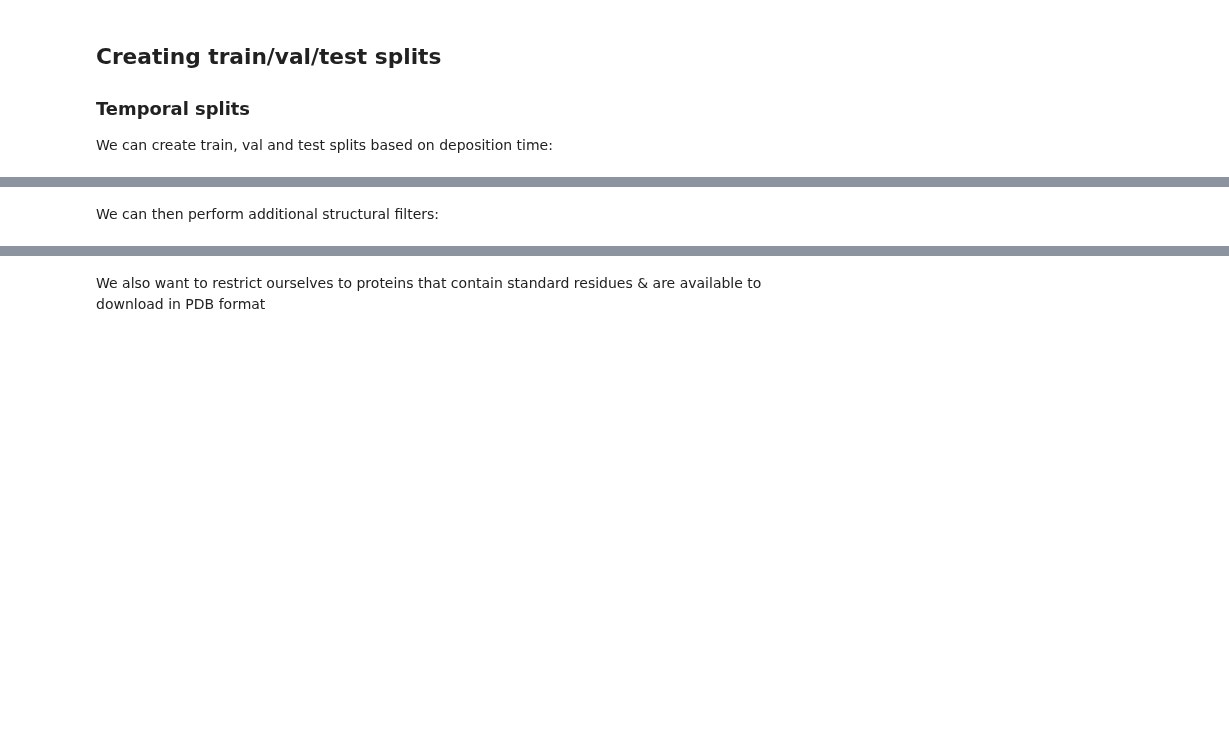
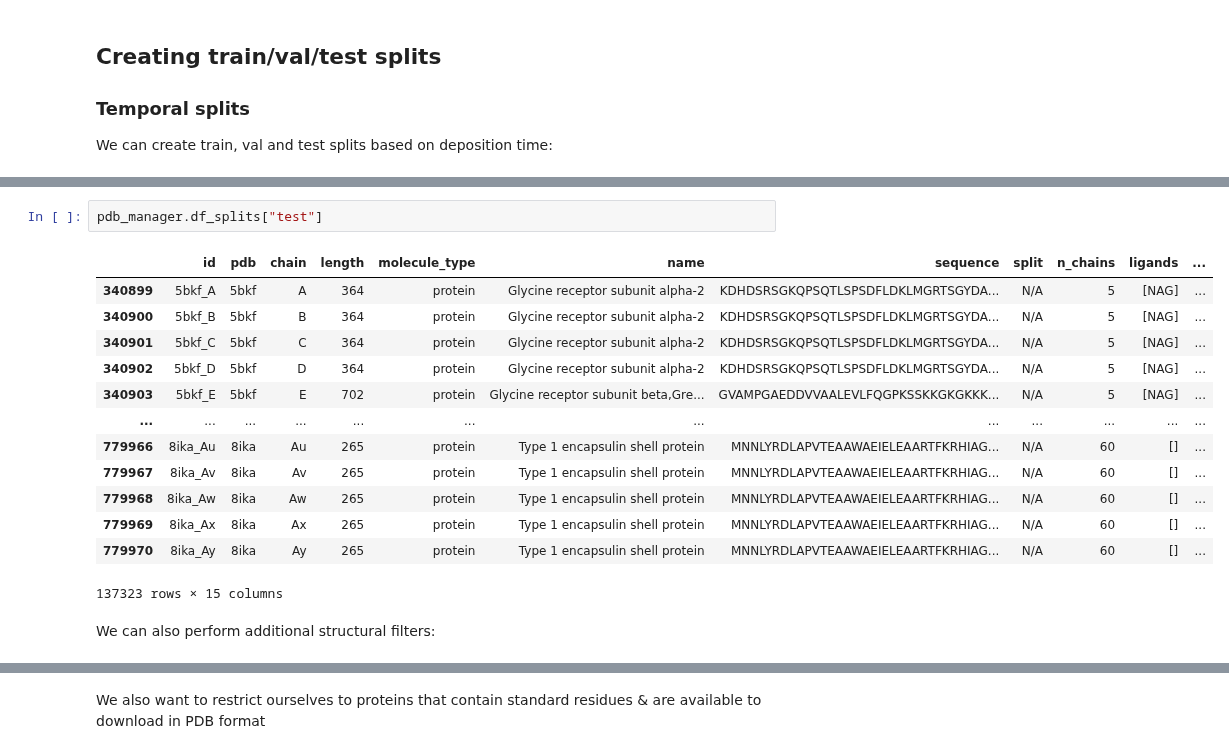
Before and after one commit to a-r-j/graphein, a Jupyter notebook: notebooks/creating_datasets_from_the_pdb.ipynb, the cells around one changed output, grey strips where cells are left out. Drawn from its saved outputs; the diff is of its cells as text; blank space fills up the shorter version.

```diff
--- a/notebooks/creating_datasets_from_the_pdb.ipynb
+++ b/notebooks/creating_datasets_from_the_pdb.ipynb
@@ -176,5 +208,21 @@ pdb_manager.split_time_frames
+# %%
+pdb_manager.df_splits["test"]
+# %% [output]
+|  | id | pdb | chain | length | molecule_type | name | sequence | split | n_chains | ligands | ... |
+| 340899 | 5bkf_A | 5bkf | A | 364 | protein | Glycine receptor subunit alpha-2 | KDHDSRSGKQPSQTLSPSDFLDKLMGRTSGYDA... | N/A | 5 | [NAG] | ... |
+| 340900 | 5bkf_B | 5bkf | B | 364 | protein | Glycine receptor subunit alpha-2 | KDHDSRSGKQPSQTLSPSDFLDKLMGRTSGYDA... | N/A | 5 | [NAG] | ... |
+| 340901 | 5bkf_C | 5bkf | C | 364 | protein | Glycine receptor subunit alpha-2 | KDHDSRSGKQPSQTLSPSDFLDKLMGRTSGYDA... | N/A | 5 | [NAG] | ... |
+| 340902 | 5bkf_D | 5bkf | D | 364 | protein | Glycine receptor subunit alpha-2 | KDHDSRSGKQPSQTLSPSDFLDKLMGRTSGYDA... | N/A | 5 | [NAG] | ... |
+| 340903 | 5bkf_E | 5bkf | E | 702 | protein | Glycine receptor subunit beta,Gre... | GVAMPGAEDDVVAALEVLFQGPKSSKKGKGKKK... | N/A | 5 | [NAG] | ... |
+| ... | ... | ... | ... | ... | ... | ... | ... | ... | ... | ... | ... |
+| 779966 | 8ika_Au | 8ika | Au | 265 | protein | Type 1 encapsulin shell protein | MNNLYRDLAPVTEAAWAEIELEAARTFKRHIAG... | N/A | 60 | [] | ... |
+| 779967 | 8ika_Av | 8ika | Av | 265 | protein | Type 1 encapsulin shell protein | MNNLYRDLAPVTEAAWAEIELEAARTFKRHIAG... | N/A | 60 | [] | ... |
+| 779968 | 8ika_Aw | 8ika | Aw | 265 | protein | Type 1 encapsulin shell protein | MNNLYRDLAPVTEAAWAEIELEAARTFKRHIAG... | N/A | 60 | [] | ... |
+| 779969 | 8ika_Ax | 8ika | Ax | 265 | protein | Type 1 encapsulin shell protein | MNNLYRDLAPVTEAAWAEIELEAARTFKRHIAG... | N/A | 60 | [] | ... |
+| 779970 | 8ika_Ay | 8ika | Ay | 265 | protein | Type 1 encapsulin shell protein | MNNLYRDLAPVTEAAWAEIELEAARTFKRHIAG... | N/A | 60 | [] | ... |
+137323 rows × 15 columns
 # %% [markdown]
-We can then perform additional structural filters:
+We can also perform additional structural filters:
 # %%
 pdb_manager.molecule_type(type="protein", update=True)
 pdb_manager.experiment_type(type="diffraction", update=True)
```
Also changed, not shown: parts of 21 cells of this notebook.
